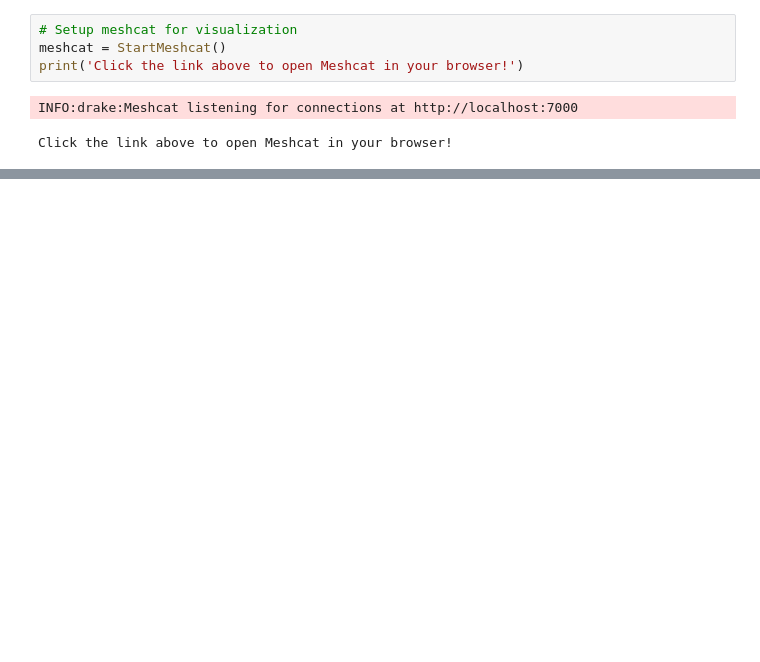
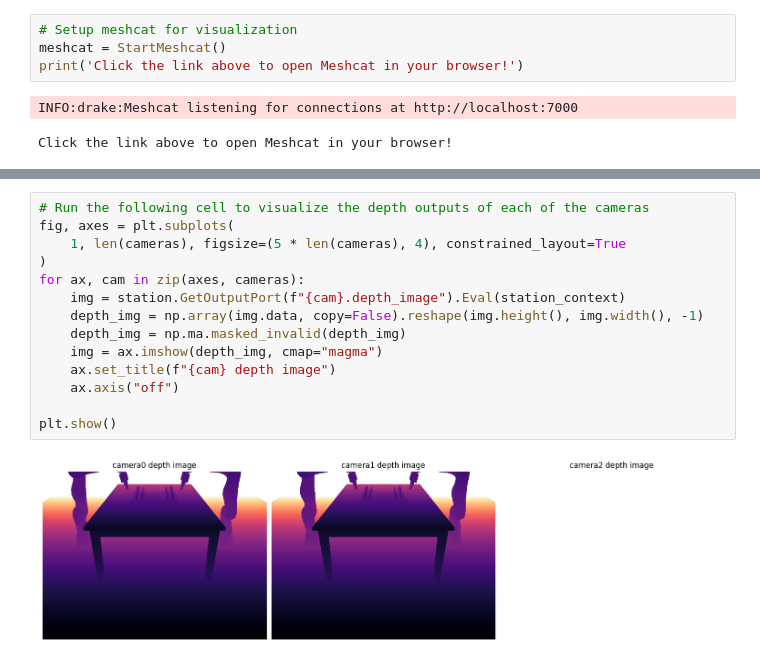
Before and after one commit to ksdawson/64212-final-project, a Jupyter notebook: src/main.ipynb, the cells around one changed output, grey strips where cells are left out. Drawn from its saved outputs; the diff is of its cells as text; blank space fills up the shorter version.

```diff
--- a/src/main.ipynb
+++ b/src/main.ipynb
@@ -63,0 +89,16 @@ simulator.AdvanceTo(0.1)
+# %%
+# Run the following cell to visualize the depth outputs of each of the cameras
+fig, axes = plt.subplots(
+    1, len(cameras), figsize=(5 * len(cameras), 4), constrained_layout=True
+)
+for ax, cam in zip(axes, cameras):
+    img = station.GetOutputPort(f"{cam}.depth_image").Eval(station_context)
+    depth_img = np.array(img.data, copy=False).reshape(img.height(), img.width(), -1)
+    depth_img = np.ma.masked_invalid(depth_img)
+    img = ax.imshow(depth_img, cmap="magma")
+    ax.set_title(f"{cam} depth image")
+    ax.axis("off")
+
+plt.show()
+# %% [output]
+[figure, added]
```
Also changed, not shown: parts of 10 cells of this notebook, 2 other files.
